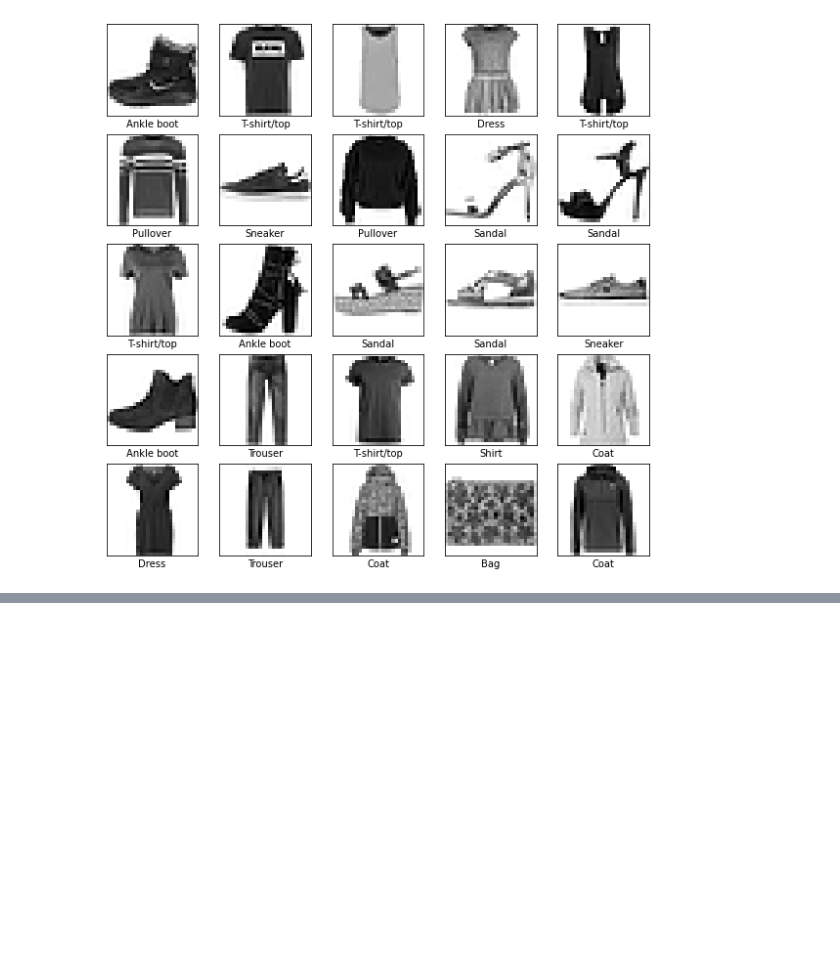
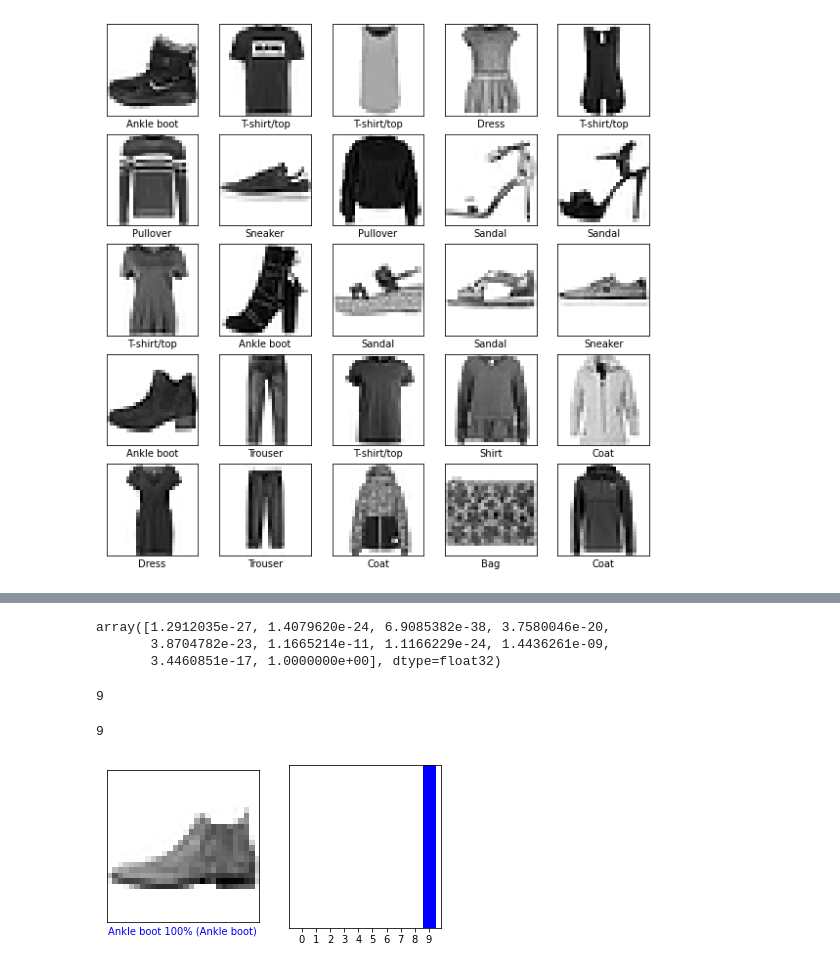
Before and after one commit to badri7489/TensorFlow, a Jupyter notebook: Fashion MNIST/fashion.ipynb, the cells around one changed output, grey strips where cells are left out. Drawn from its saved outputs; the diff is of its cells as text; code cells hidden in the pictures; blank space fills up the shorter version.

Commit message:
Testing on test dataset and Plots added

```diff
--- a/Fashion MNIST/fashion.ipynb
+++ b/Fashion MNIST/fashion.ipynb
@@ -127,0 +120,58 @@ Test Accuracy:  0.871399998664856
+# %%
+# getting the predictions with softmax so that we have a probability at the end of every class label
+probability_model = tf.keras.Sequential([model, tf.keras.layers.Softmax()])
+# %%
+predictions = probability_model.predict(test_images)    # all the predictions on the test image
+# %%
+predictions[0]  # each prediction[i] is an array of size(class_label) having a total probability of 1
+# %% [output]
+array([1.2912035e-27, 1.4079620e-24, 6.9085382e-38, 3.7580046e-20,
+       3.8704782e-23, 1.1665214e-11, 1.1166229e-24, 1.4436261e-09,
+       3.4460851e-17, 1.0000000e+00], dtype=float32)
+# %%
+np.argmax(predictions[0])   # taking max from all of the 10 classes probability
+# %% [output]
+9
+# %%
+test_labels[0]
+# %% [output]
+9
+# %%
+def plot_image(i, predictions_array, true_label, img):
+    true_label, img = true_label[i], img[i]
+    plt.grid(False)
+    plt.xticks([])
+    plt.yticks([])
+
+    plt.imshow(img, cmap=plt.cm.binary)
+
+    predicted_label = np.argmax(predictions_array)
+    if predicted_label == true_label:
+        color = 'blue'
+    else:
+        color = 'red'
+
+    plt.xlabel("{} {:2.0f}% ({})".format(class_names[predicted_label], 100 * np.max(predictions_array), class_names[true_label]), color=color)
+
+
+def plot_value_array(i, predictions_array, true_label):
+    true_label = true_label[i]
+    plt.grid(False)
+    plt.xticks(range(10))
+    plt.yticks([])
+    thisplot = plt.bar(range(10), predictions_array, color='#777777')
+    plt.ylim([0, 1])
+    predicted_label = np.argmax(predictions_array)
+
+    thisplot[predicted_label].set_color('red')
+    thisplot[true_label].set_color('blue')
+# %%
+i = 0
+plt.figure(figsize=(6, 3))
+plt.subplot(1, 2, 1)
+plot_image(i, predictions[i], test_labels, test_images)
+plt.subplot(1, 2, 2)
+plot_value_array(i, predictions[i], test_labels)
+plt.show()
+# %% [output]
+[figure, added]
```
Also changed, not shown: parts of 15 cells of this notebook.
